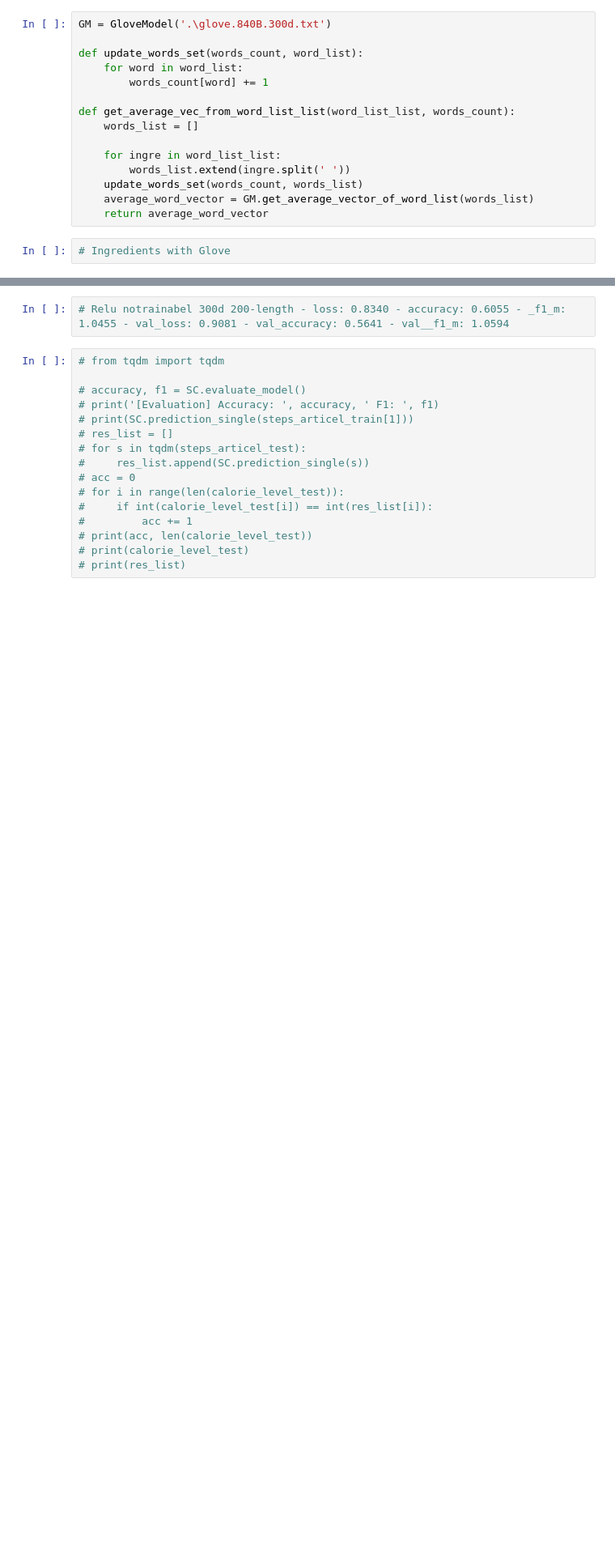
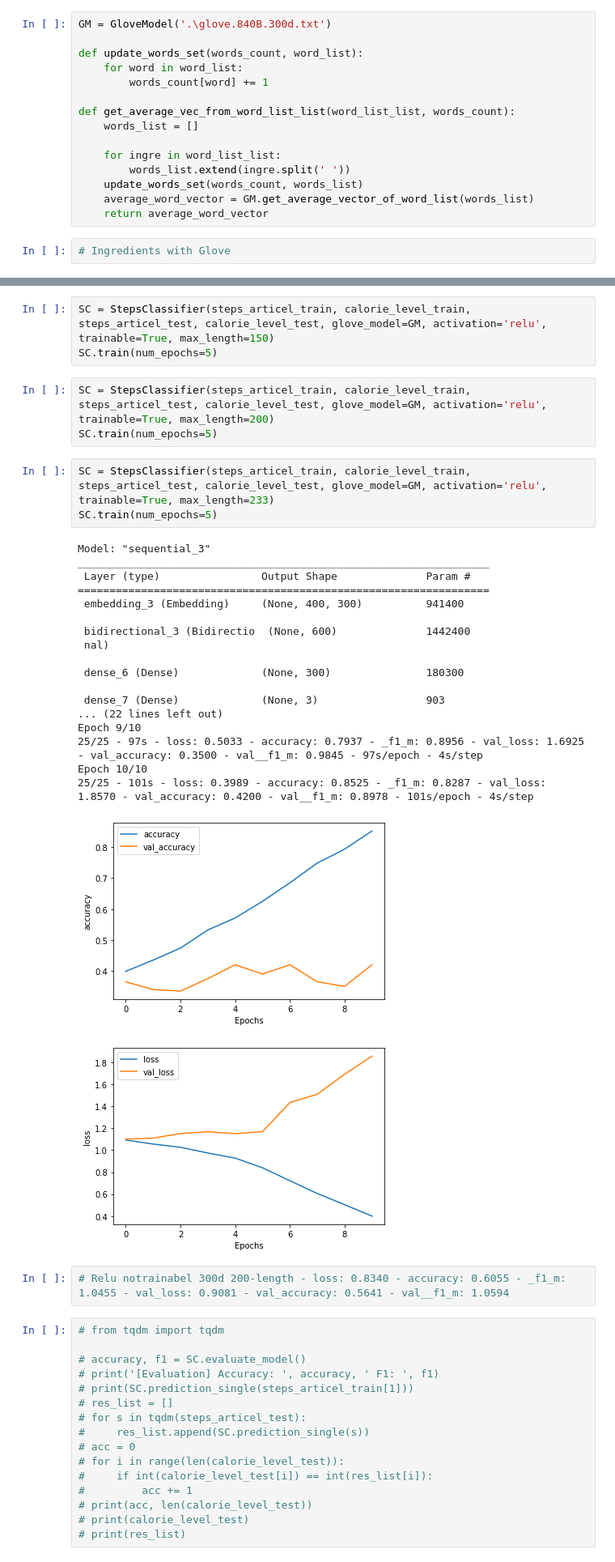
Before and after one commit to Gilone/Calorie-Prediction, a Jupyter notebook: Assignment2_Glove.ipynb, the cells around one changed output, grey strips where cells are left out. Shown at 81% size. Cells and saved outputs as stored; diff of their text form; blank space fills up the shorter version.

```diff
--- a/Assignment2_Glove.ipynb
+++ b/Assignment2_Glove.ipynb
@@ -119,3 +162,32 @@ SC.train(num_epochs=10)
+# %%
+SC = StepsClassifier(steps_articel_train, calorie_level_train, steps_articel_test, calorie_level_test, glove_model=GM, activation='relu', trainable=True, max_length=150)
+SC.train(num_epochs=5)
+# %%
+SC = StepsClassifier(steps_articel_train, calorie_level_train, steps_articel_test, calorie_level_test, glove_model=GM, activation='relu', trainable=True, max_length=200)
+SC.train(num_epochs=5)
+# %%
+SC = StepsClassifier(steps_articel_train, calorie_level_train, steps_articel_test, calorie_level_test, glove_model=GM, activation='relu', trainable=True, max_length=233)
+SC.train(num_epochs=5)
+# %% [output]
+Model: "sequential_3"
+_________________________________________________________________
+ Layer (type)                Output Shape              Param #
+=================================================================
+ embedding_3 (Embedding)     (None, 400, 300)          941400
+
+ bidirectional_3 (Bidirectio  (None, 600)              1442400
+ nal)
+
+ dense_6 (Dense)             (None, 300)               180300
+
+ dense_7 (Dense)             (None, 3)                 903
+... (22 lines left out)
+Epoch 9/10
+25/25 - 97s - loss: 0.5033 - accuracy: 0.7937 - _f1_m: 0.8956 - val_loss: 1.6925 - val_accuracy: 0.3500 - val__f1_m: 0.9845 - 97s/epoch - 4s/step
+Epoch 10/10
+25/25 - 101s - loss: 0.3989 - accuracy: 0.8525 - _f1_m: 0.8287 - val_loss: 1.8570 - val_accuracy: 0.4200 - val__f1_m: 0.8978 - 101s/epoch - 4s/step
+[figure, added]
+[figure, added]
 # %%
 # Relu notrainabel 300d 200-length - loss: 0.8340 - accuracy: 0.6055 - _f1_m: 1.0455 - val_loss: 0.9081 - val_accuracy: 0.5641 - val__f1_m: 1.0594
 # %%
```
Also changed, not shown: parts of 9 cells of this notebook, 1 other file.
